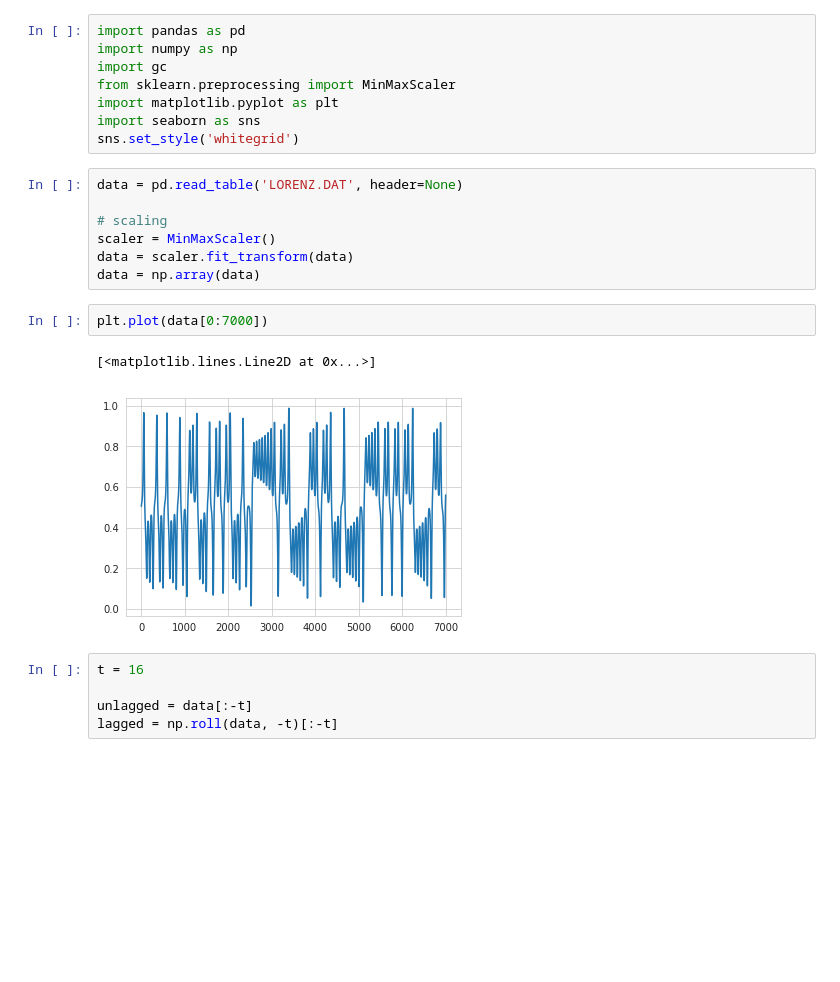
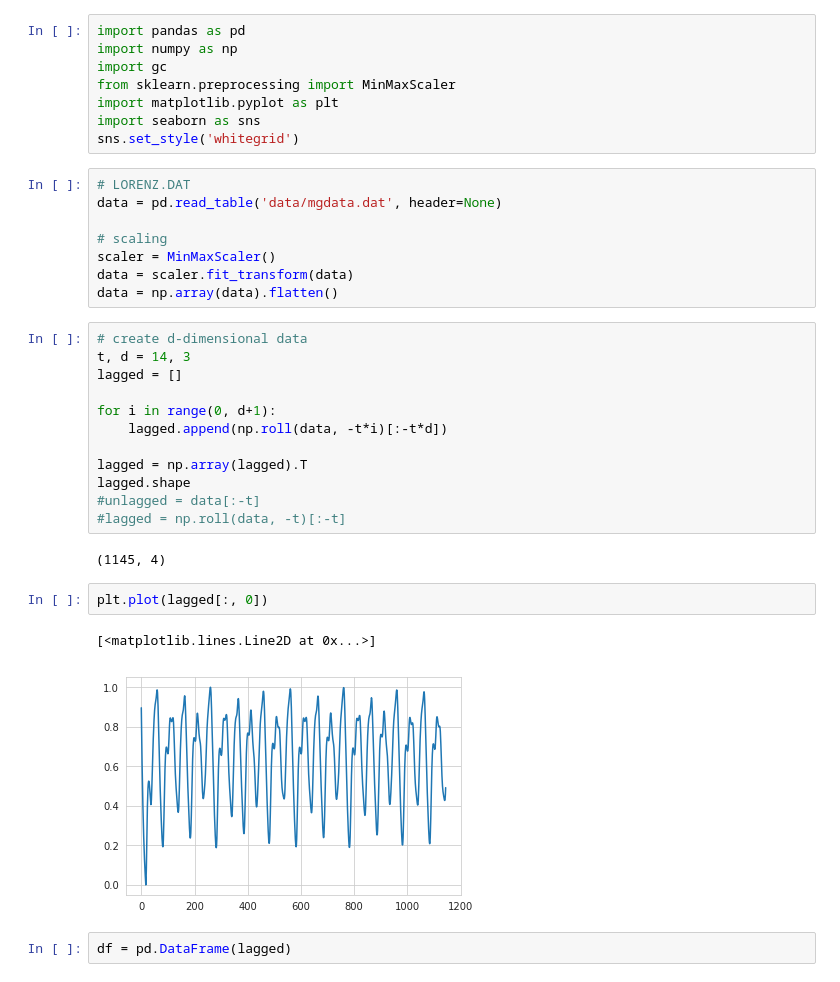
Before and after one commit to baibai25/Lecture, a Jupyter notebook: gtm/modeling.ipynb, the cells around one changed output. Drawn from its saved outputs; the diff is of its cells as text; blank space fills up the shorter version.

```diff
--- a/gtm/modeling.ipynb
+++ b/gtm/modeling.ipynb
@@ -7,19 +7,31 @@ import matplotlib.pyplot as plt
 import seaborn as sns
 sns.set_style('whitegrid')
 # %%
-data = pd.read_table('LORENZ.DAT', header=None)
+# LORENZ.DAT
+data = pd.read_table('data/mgdata.dat', header=None)
 
 # scaling
 scaler = MinMaxScaler()
 data = scaler.fit_transform(data)
-data = np.array(data)
+data = np.array(data).flatten()
+# %%
+# create d-dimensional data
+t, d = 14, 3
+lagged = []
+
+for i in range(0, d+1):
+    lagged.append(np.roll(data, -t*i)[:-t*d])
+
+lagged = np.array(lagged).T
+lagged.shape
+#unlagged = data[:-t]
+#lagged = np.roll(data, -t)[:-t]
+# %% [output]
+(1145, 4)
 # %%
-plt.plot(data[0:7000])
+plt.plot(lagged[:, 0])
 # %% [output]
 [<matplotlib.lines.Line2D at 0x...>]
-[figure, old version]
+[figure, new version]
-# %%
-t = 16
-
-unlagged = data[:-t]
-lagged = np.roll(data, -t)[:-t]
+# %%
+df = pd.DataFrame(lagged)
```
Also changed, not shown: parts of 10 cells of this notebook.
